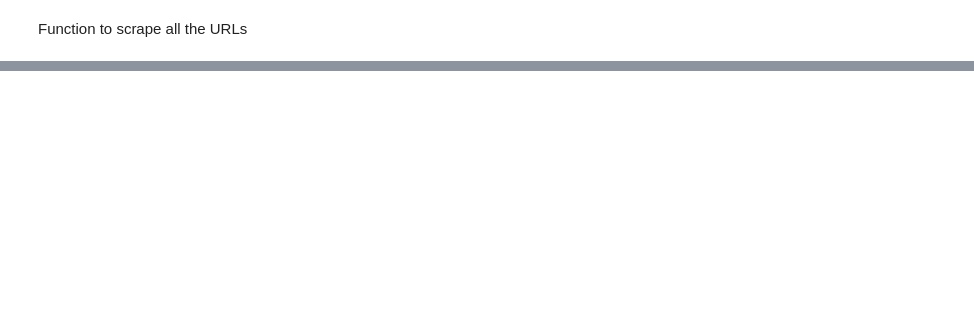
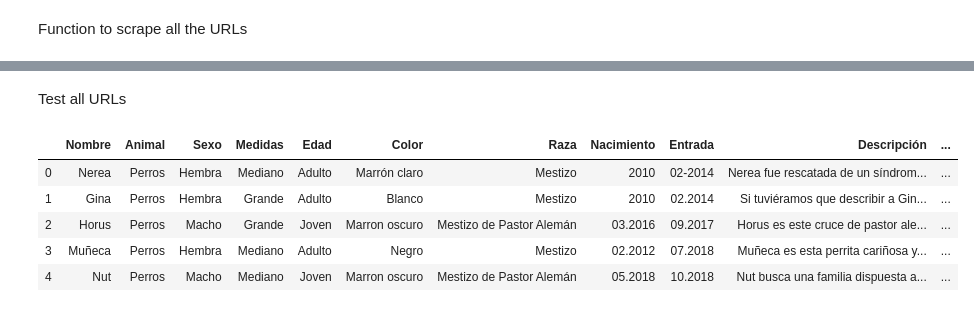
Before and after one commit to ironhack-bcn-data-pt/PR03-project-web, a Jupyter notebook: web_scraping.ipynb, the cells around one changed output, grey strips where cells are left out. Cells and saved outputs as stored; diff of their text form; code cells hidden in the pictures; blank space fills up the shorter version.

```diff
--- a/web_scraping.ipynb
+++ b/web_scraping.ipynb
@@ -238,14 +225,17 @@ df_codes
 # %% [markdown]
 Function to scrape all the URLs
 # %%
-for name, code in zip(URL_dogs, code_dogs):
-# for name in URL_dogs and for code in code_dogs:
+def all_URLs(url):
 
-    #Build URL for each dog
-    base_url = 'https://www.protectorabcn.es/perros-en-adopcion/'
-    url = base_url + code + '-' + name +'.html'
-    print(url)
+    all_urls = []
+    for name, code in zip(URL_dogs, code_dogs):
 
+        #Build URL for each dog
+        all_URLs = base_url + code + '-' + name +'.html'
 
-    #Be sure to pause
-    time.sleep(2)
+        #Pause
+        time.sleep(1)
+
+        all_urls.append(all_URLs)
+
+    return all_urls
@@ -353,4 +244,5 @@ def dog_scraper(url):
 # %%
-url_nerea = 'https://www.protectorabcn.es/perros-en-adopcion/78-nerea.html'
-dog_scraper(url_nerea)
+base_url = 'https://www.protectorabcn.es/perros-en-adopcion/'
+all_urls = all_URLs(base_url)
+all_urls
 # %% [output]
@@ -358,0 +266,24 @@ dog_scraper(url_nerea)
+# %% [markdown]
+Test all URLs
+# %%
+# In order to concatenate dataframes, I have to create a list of all the dogs
+adoptable_dogs = []
+for i in all_urls:
+    adoptable_dogs.append(dog_scraper(i))
+#     print(adoptable_dogs)
+# %%
+list_dogs = []
+for i in adoptable_dogs:
+    list_dogs.append(i)
+# print(list_dogs)
+# %%
+# Data extract from the pages of every single dog
+df_single_pages = pd.concat(list_dogs, ignore_index=True)
+df_single_pages.head()
+# %% [output]
+|  | Nombre | Animal | Sexo | Medidas | Edad | Color | Raza | Nacimiento | Entrada | Descripción | ... |
+| 0 | Nerea | Perros | Hembra | Mediano | Adulto | Marrón claro | Mestizo | 2010 | 02-2014 | Nerea fue rescatada de un síndrom... | ... |
+| 1 | Gina | Perros | Hembra | Grande | Adulto | Blanco | Mestizo | 2010 | 02.2014 | Si tuviéramos que describir a Gin... | ... |
+| 2 | Horus | Perros | Macho | Grande | Joven | Marron oscuro | Mestizo de Pastor Alemán | 03.2016 | 09.2017 | Horus es este cruce de pastor ale... | ... |
+| 3 | Muñeca | Perros | Hembra | Mediano | Adulto | Negro | Mestizo | 02.2012 | 07.2018 | Muñeca es esta perrita cariñosa y... | ... |
+| 4 | Nut | Perros | Macho | Mediano | Joven | Marron oscuro | Mestizo de Pastor Alemán | 05.2018 | 10.2018 | Nut busca una familia dispuesta a... | ... |
```
Also changed, not shown: parts of 44 cells of this notebook, 2 other files.
